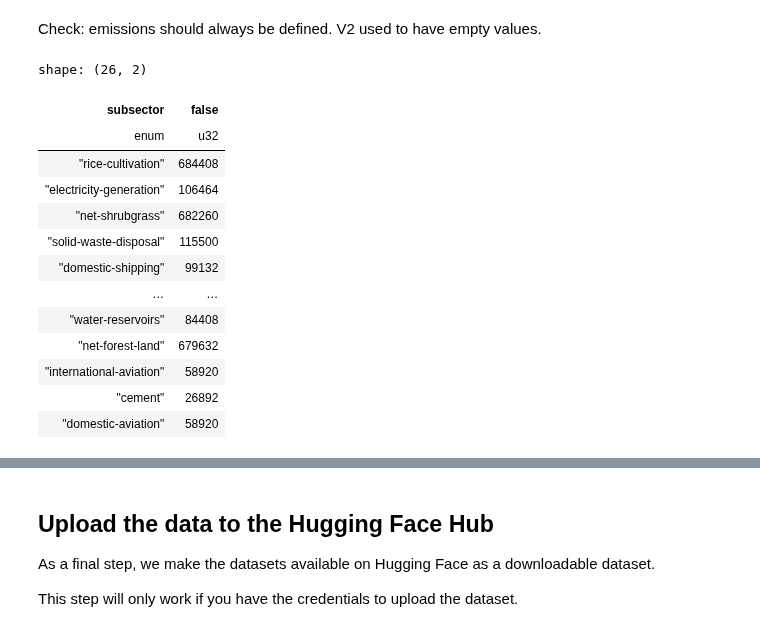
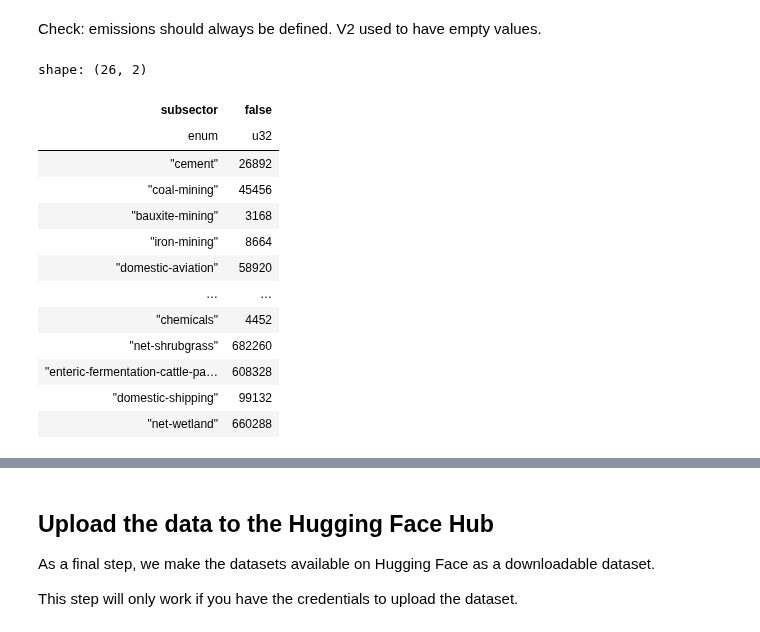
Before and after one commit to tjhunter/climate-trace-handbook, a Jupyter notebook: ct_book/_build/jupyter_execute/ingestion.ipynb, the cells around one changed output, grey strips where cells are left out. Cells and saved outputs as stored; diff of their text form; code cells hidden in the pictures.

```diff
--- a/ct_book/_build/jupyter_execute/ingestion.ipynb
+++ b/ct_book/_build/jupyter_execute/ingestion.ipynb
@@ -316,26 +301,26 @@ shape: (0, 3)
 # %% [markdown]
 Check: emissions should always be defined. V2 used to have empty values.
 # %%
-sdf = ct.read_source_emissions(CO2E_100YR, 2022, "/tmp")
+sdf = ct.read_source_emissions(CO2E_100YR, 2023, "/tmp")
 (sdf
  .select(c_emissions_quantity.is_null().alias("null_emissions"), c_subsector, c_iso3_country)
  .group_by(c_subsector, "null_emissions")
  .agg(pl.len())
  .collect()
  .pivot(index=SUBSECTOR, on="null_emissions", values="len")
 )
 # %% [output]
 shape: (26, 2)
 | subsector | false |
 | enum | u32 |
-| "rice-cultivation" | 684408 |
-| "electricity-generation" | 106464 |
+| "cement" | 26892 |
+| "coal-mining" | 45456 |
+| "bauxite-mining" | 3168 |
+| "iron-mining" | 8664 |
+| "domestic-aviation" | 58920 |
+| … | … |
+| "chemicals" | 4452 |
 | "net-shrubgrass" | 682260 |
-| "solid-waste-disposal" | 115500 |
+| "enteric-fermentation-cattle-pa… | 608328 |
 | "domestic-shipping" | 99132 |
-| … | … |
-| "water-reservoirs" | 84408 |
-| "net-forest-land" | 679632 |
-| "international-aviation" | 58920 |
-| "cement" | 26892 |
-| "domestic-aviation" | 58920 |
+| "net-wetland" | 660288 |
```
Also changed, not shown: parts of 18 cells of this notebook, 19 other files.
